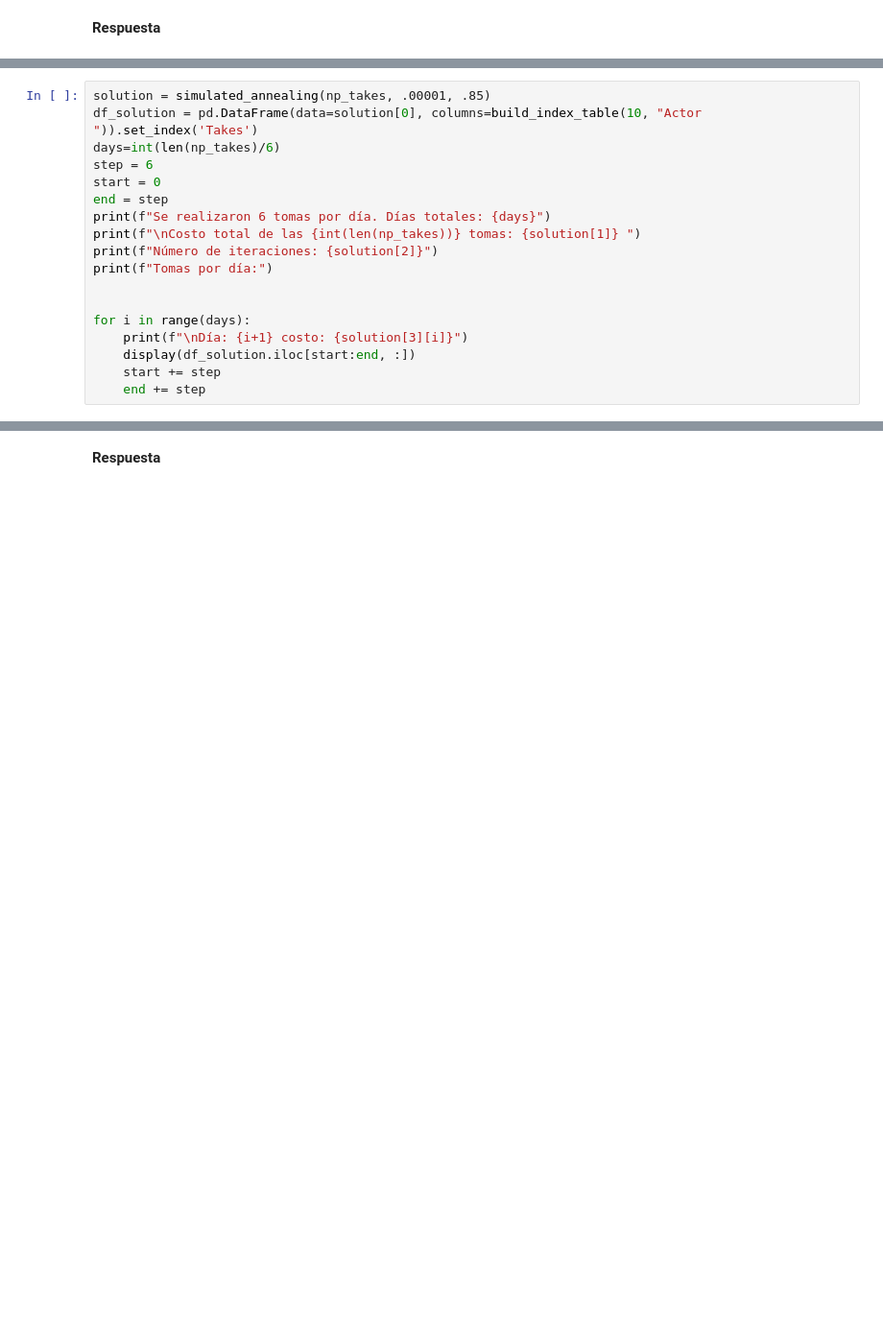
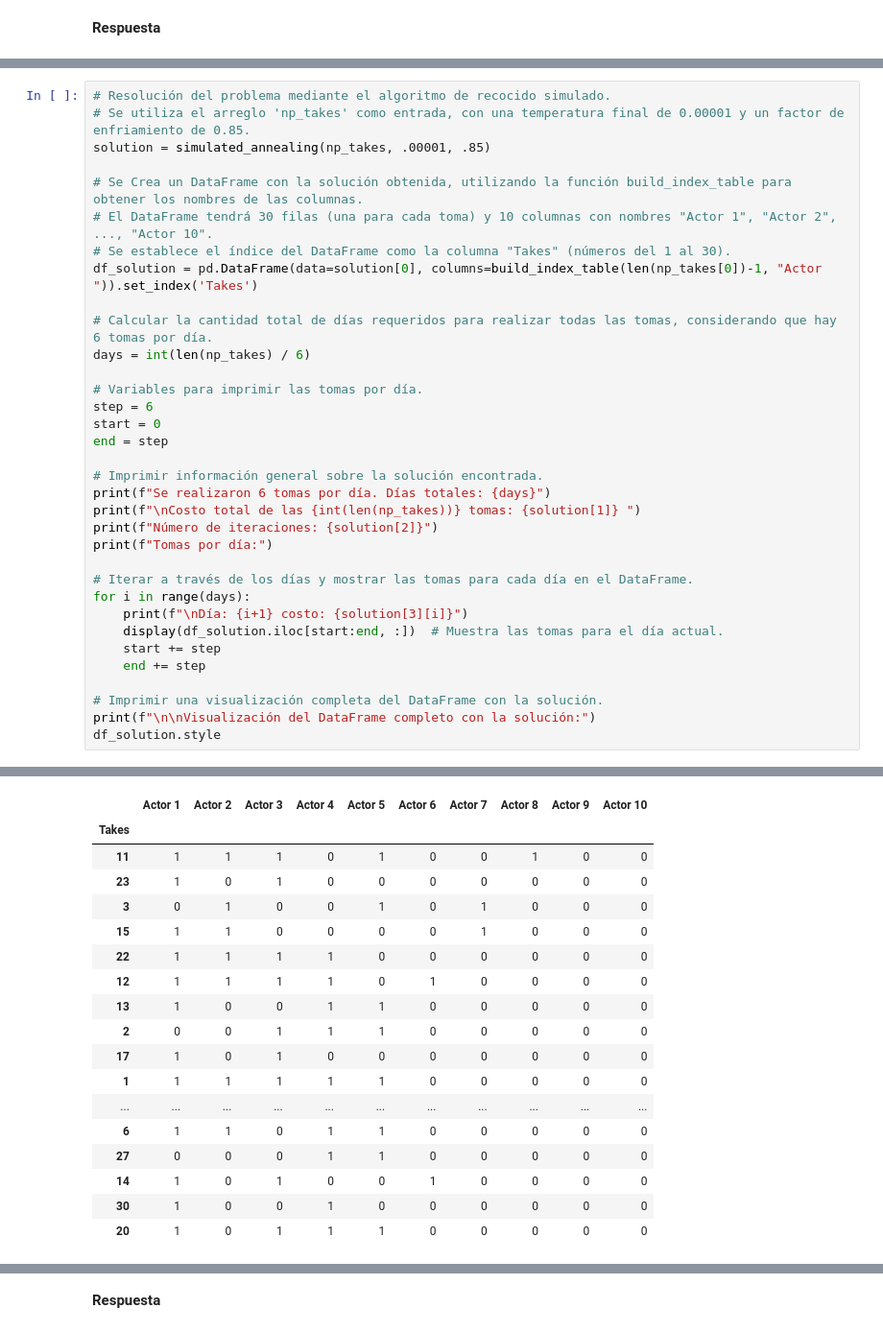
Before and after one commit to geharpz/algoritmos_optimizacion_miar2023, a Jupyter notebook: src/seminario/Seminario_Algoritmos_Diocles_German_Avendano_Ponce.ipynb, the cells around one changed output, grey strips where cells are left out. Shown at 96% size. Cells and saved outputs as stored; diff of their text form; blank space fills up the shorter version.

Commit message:
Se finaliza el seminario

```diff
--- a/src/seminario/Seminario_Algoritmos_Diocles_German_Avendano_Ponce.ipynb
+++ b/src/seminario/Seminario_Algoritmos_Diocles_German_Avendano_Ponce.ipynb
@@ -228,18 +298,35 @@ def simulated_annealing(session, tf, cool_factor):
 # %%
+# Resolución del problema mediante el algoritmo de recocido simulado.
+# Se utiliza el arreglo 'np_takes' como entrada, con una temperatura final de 0.00001 y un factor de enfriamiento de 0.85.
 solution = simulated_annealing(np_takes, .00001, .85)
-df_solution = pd.DataFrame(data=solution[0], columns=build_index_table(10, "Actor ")).set_index('Takes')
-days=int(len(np_takes)/6)
+
+# Se Crea un DataFrame con la solución obtenida, utilizando la función build_index_table para obtener los nombres de las columnas.
+# El DataFrame tendrá 30 filas (una para cada toma) y 10 columnas con nombres "Actor 1", "Actor 2", ..., "Actor 10".
+# Se establece el índice del DataFrame como la columna "Takes" (números del 1 al 30).
+df_solution = pd.DataFrame(data=solution[0], columns=build_index_table(len(np_takes[0])-1, "Actor ")).set_index('Takes')
+
+# Calcular la cantidad total de días requeridos para realizar todas las tomas, considerando que hay 6 tomas por día.
+days = int(len(np_takes) / 6)
+
+# Variables para imprimir las tomas por día.
 step = 6
 start = 0
 end = step
+
+# Imprimir información general sobre la solución encontrada.
 print(f"Se realizaron 6 tomas por día. Días totales: {days}")
 print(f"\nCosto total de las {int(len(np_takes))} tomas: {solution[1]} ")
 print(f"Número de iteraciones: {solution[2]}")
 print(f"Tomas por día:")
 
-
+# Iterar a través de los días y mostrar las tomas para cada día en el DataFrame.
 for i in range(days):
     print(f"\nDía: {i+1} costo: {solution[3][i]}")
-    display(df_solution.iloc[start:end, :])
+    display(df_solution.iloc[start:end, :])  # Muestra las tomas para el día actual.
     start += step
     end += step
+
+# Imprimir una visualización completa del DataFrame con la solución.
+print(f"\n\nVisualización del DataFrame completo con la solución:")
+df_solution.style
+# %% [output]
@@ -245,0 +385,18 @@ for i in range(days):
+|  | Actor 1 | Actor 2 | Actor 3 | Actor 4 | Actor 5 | Actor 6 | Actor 7 | Actor 8 | Actor 9 | Actor 10 |
+| Takes |  |  |  |  |  |  |  |  |  |  |
+| 11 | 1 | 1 | 1 | 0 | 1 | 0 | 0 | 1 | 0 | 0 |
+| 23 | 1 | 0 | 1 | 0 | 0 | 0 | 0 | 0 | 0 | 0 |
+| 3 | 0 | 1 | 0 | 0 | 1 | 0 | 1 | 0 | 0 | 0 |
+| 15 | 1 | 1 | 0 | 0 | 0 | 0 | 1 | 0 | 0 | 0 |
+| 22 | 1 | 1 | 1 | 1 | 0 | 0 | 0 | 0 | 0 | 0 |
+| 12 | 1 | 1 | 1 | 1 | 0 | 1 | 0 | 0 | 0 | 0 |
+| 13 | 1 | 0 | 0 | 1 | 1 | 0 | 0 | 0 | 0 | 0 |
+| 2 | 0 | 0 | 1 | 1 | 1 | 0 | 0 | 0 | 0 | 0 |
+| 17 | 1 | 0 | 1 | 0 | 0 | 0 | 0 | 0 | 0 | 0 |
+| 1 | 1 | 1 | 1 | 1 | 1 | 0 | 0 | 0 | 0 | 0 |
+| ... | ... | ... | ... | ... | ... | ... | ... | ... | ... | ... |
+| 6 | 1 | 1 | 0 | 1 | 1 | 0 | 0 | 0 | 0 | 0 |
+| 27 | 0 | 0 | 0 | 1 | 1 | 0 | 0 | 0 | 0 | 0 |
+| 14 | 1 | 0 | 1 | 0 | 0 | 1 | 0 | 0 | 0 | 0 |
+| 30 | 1 | 0 | 0 | 1 | 0 | 0 | 0 | 0 | 0 | 0 |
+| 20 | 1 | 0 | 1 | 1 | 1 | 0 | 0 | 0 | 0 | 0 |
```
Also changed, not shown: parts of 44 cells of this notebook, 1 other file.
